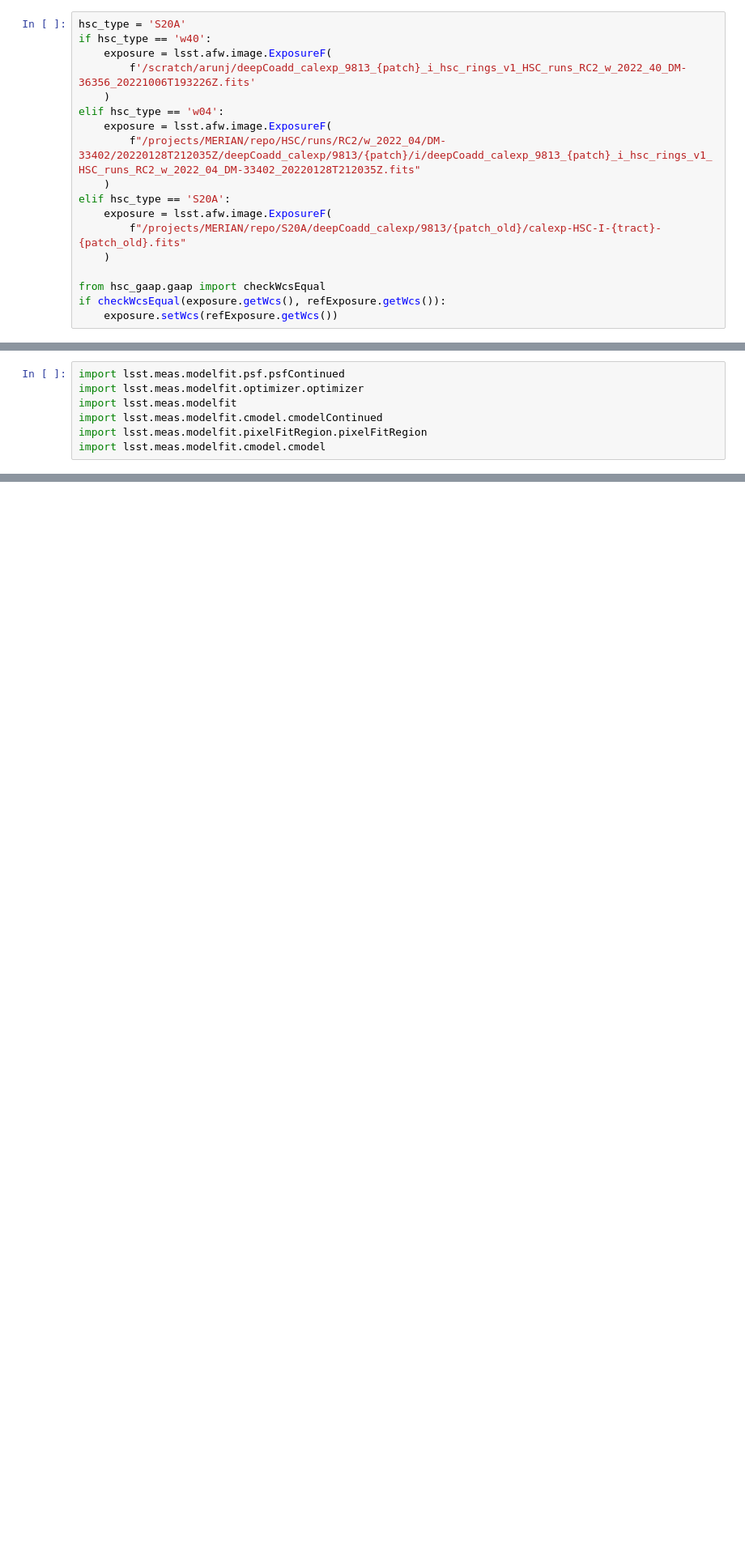
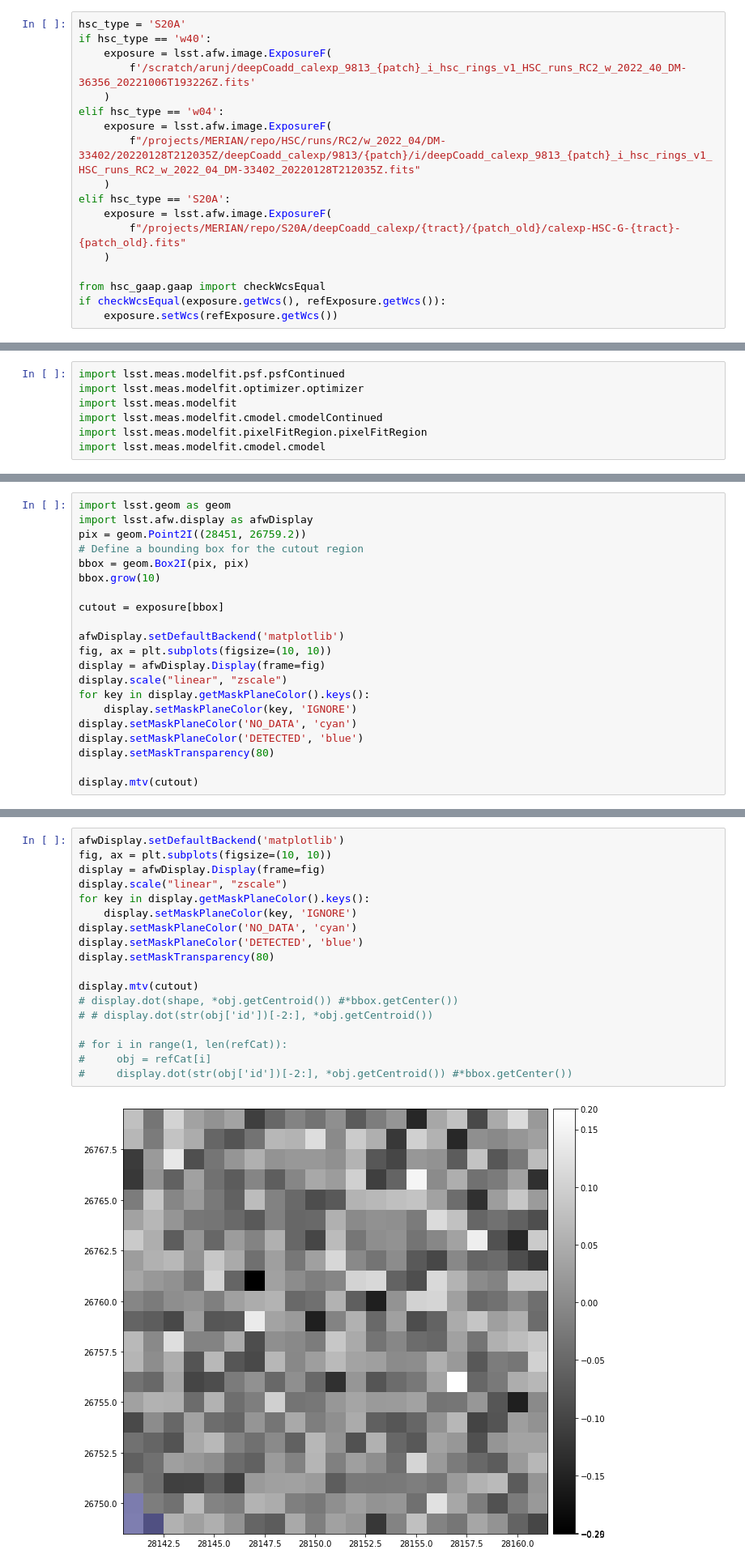
Before and after one commit to MerianSurvey/lambo, a Jupyter notebook: notebooks/hsc_gaap/debug_refCat=Merian.ipynb, the cells around one changed output, grey strips where cells are left out. Shown at 81% size. Saved outputs shown, nothing was run; the diff lists cells and outputs as text; blank space fills up the shorter version.

```diff
--- a/notebooks/hsc_gaap/debug_refCat=Merian.ipynb
+++ b/notebooks/hsc_gaap/debug_refCat=Merian.ipynb
@@ -94,7 +94,7 @@ elif hsc_type == 'w04':
     )
 elif hsc_type == 'S20A':
     exposure = lsst.afw.image.ExposureF(
-        f"/projects/MERIAN/repo/S20A/deepCoadd_calexp/9813/{patch_old}/calexp-HSC-I-{tract}-{patch_old}.fits"
+        f"/projects/MERIAN/repo/S20A/deepCoadd_calexp/{tract}/{patch_old}/calexp-HSC-G-{tract}-{patch_old}.fits"
     )
 
 from hsc_gaap.gaap import checkWcsEqual
@@ -167,0 +177,21 @@ measCat, exposureID = photTask.generateMeasCat(exposureDataId=butler.registry.ex
+# %%
+import lsst.geom as geom
+import lsst.afw.display as afwDisplay
+pix = geom.Point2I((28451, 26759.2))
+# Define a bounding box for the cutout region
+bbox = geom.Box2I(pix, pix)
+bbox.grow(10)
+
+cutout = exposure[bbox]
+
+afwDisplay.setDefaultBackend('matplotlib')
+fig, ax = plt.subplots(figsize=(10, 10))
+display = afwDisplay.Display(frame=fig)
+display.scale("linear", "zscale")
+for key in display.getMaskPlaneColor().keys():
+    display.setMaskPlaneColor(key, 'IGNORE')
+display.setMaskPlaneColor('NO_DATA', 'cyan')
+display.setMaskPlaneColor('DETECTED', 'blue')
+display.setMaskTransparency(80)
+
+display.mtv(cutout)
@@ -167,0 +212,20 @@ measCat, exposureID = photTask.generateMeasCat(exposureDataId=butler.registry.ex
+# %%
+afwDisplay.setDefaultBackend('matplotlib')
+fig, ax = plt.subplots(figsize=(10, 10))
+display = afwDisplay.Display(frame=fig)
+display.scale("linear", "zscale")
+for key in display.getMaskPlaneColor().keys():
+    display.setMaskPlaneColor(key, 'IGNORE')
+display.setMaskPlaneColor('NO_DATA', 'cyan')
+display.setMaskPlaneColor('DETECTED', 'blue')
+display.setMaskTransparency(80)
+
+display.mtv(cutout)
+# display.dot(shape, *obj.getCentroid()) #*bbox.getCenter())
+# # display.dot(str(obj['id'])[-2:], *obj.getCentroid())
+
+# for i in range(1, len(refCat)):
+#     obj = refCat[i]
+#     display.dot(str(obj['id'])[-2:], *obj.getCentroid()) #*bbox.getCenter())
+# %% [output]
+[figure, added]
```
Also changed, not shown: parts of 14 cells of this notebook, 2 other files.
